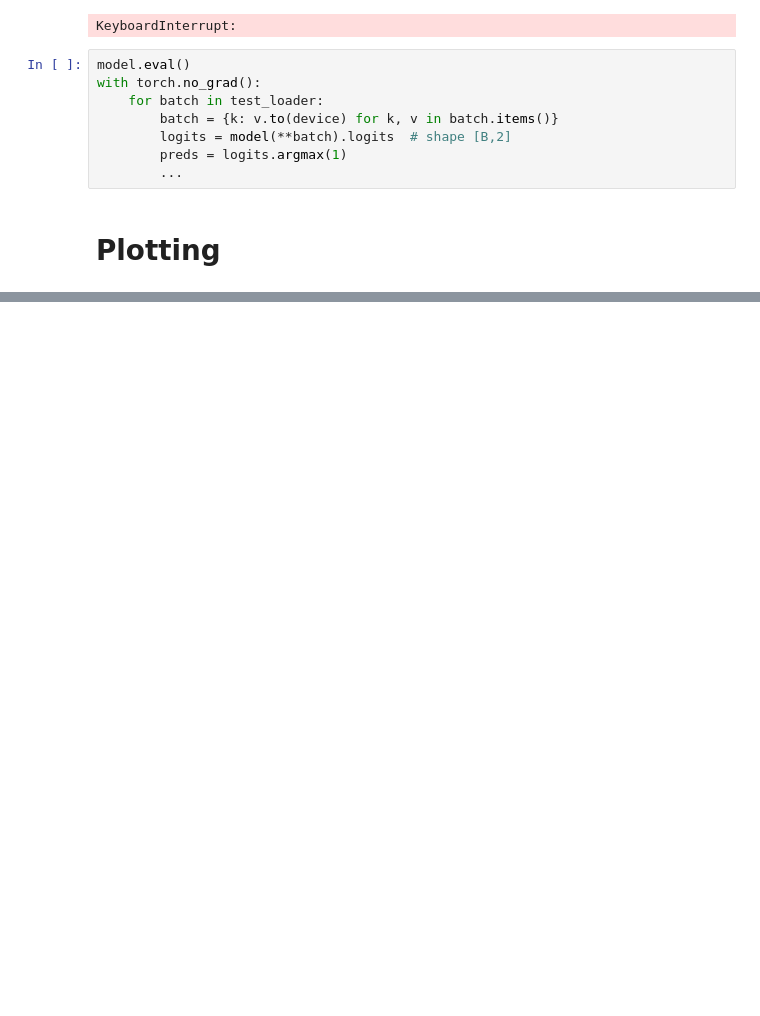
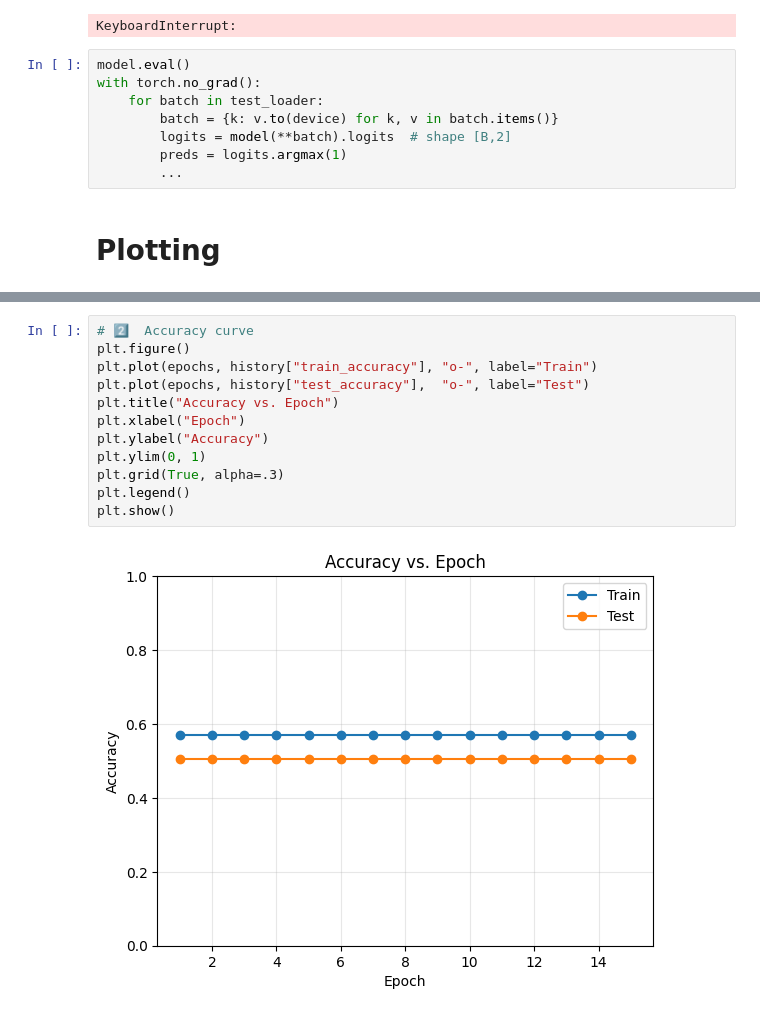
Before and after one commit to 00sen/codeBERT, a Jupyter notebook: src/codeBERT.ipynb, the cells around one changed output, grey strips where cells are left out. Cells and saved outputs as stored; diff of their text form; blank space fills up the shorter version.

```diff
--- a/src/codeBERT.ipynb
+++ b/src/codeBERT.ipynb
@@ -291,0 +331,14 @@ plt.show()
+# %%
+# 2️⃣  Accuracy curve
+plt.figure()
+plt.plot(epochs, history["train_accuracy"], "o-", label="Train")
+plt.plot(epochs, history["test_accuracy"],  "o-", label="Test")
+plt.title("Accuracy vs. Epoch")
+plt.xlabel("Epoch")
+plt.ylabel("Accuracy")
+plt.ylim(0, 1)
+plt.grid(True, alpha=.3)
+plt.legend()
+plt.show()
+# %% [output]
+[figure, added]
```
Also changed, not shown: parts of 25 cells of this notebook.
